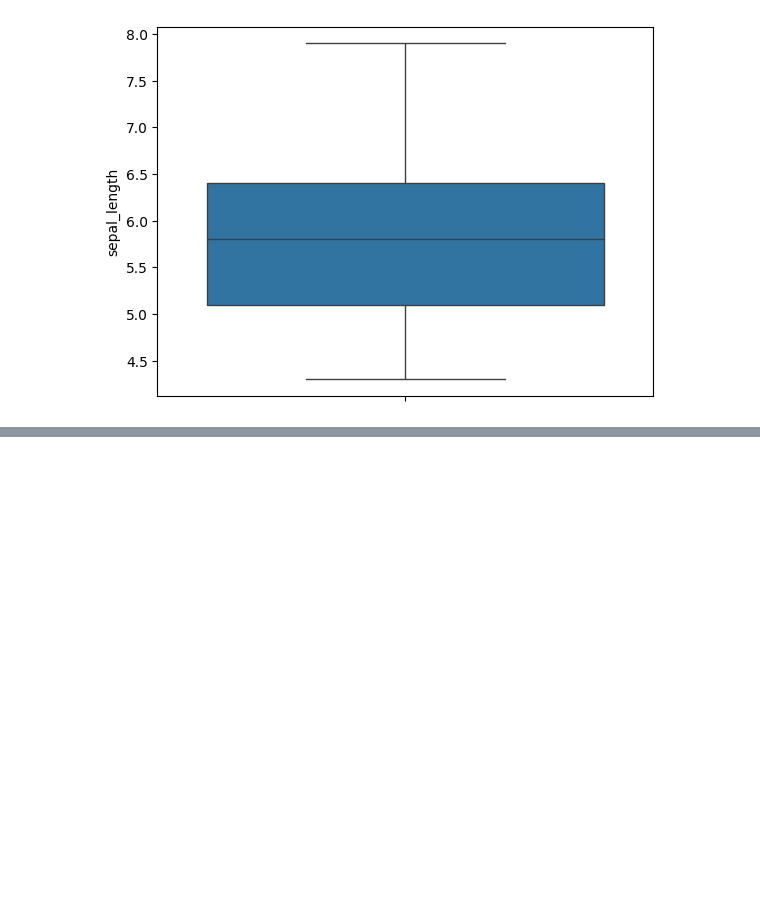
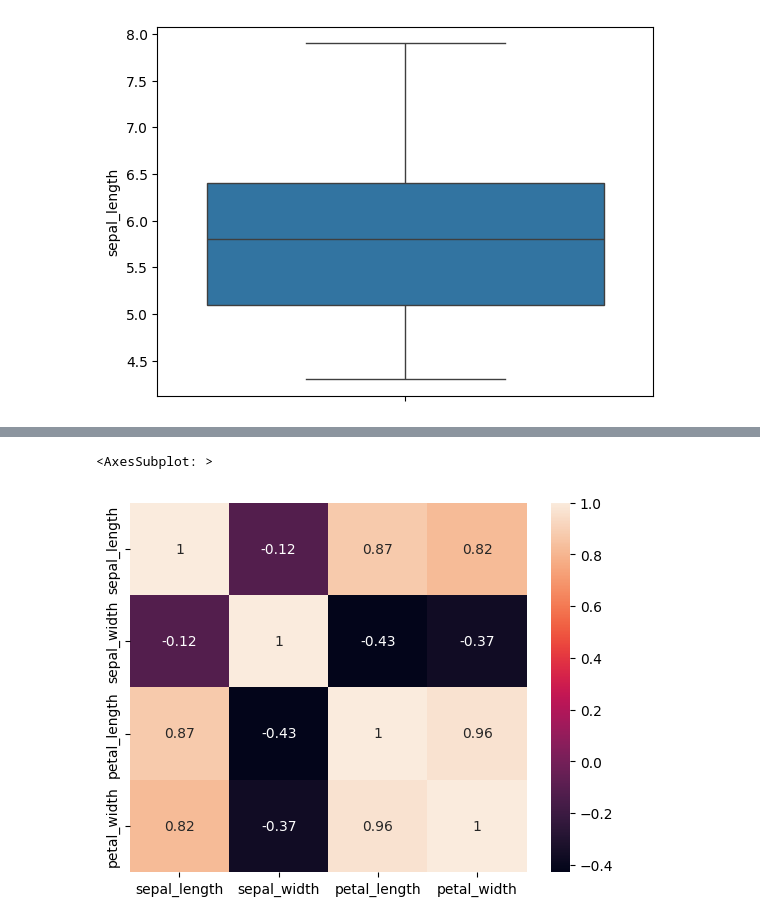
Before and after one commit to 21seya/Analise_dados_conceitos, a Jupyter notebook: estatistica_descritiva.ipynb, the cells around one changed output, grey strips where cells are left out. Saved outputs shown, nothing was run; the diff lists cells and outputs as text; code cells hidden in the pictures; blank space fills up the shorter version.

```diff
--- a/estatistica_descritiva.ipynb
+++ b/estatistica_descritiva.ipynb
@@ -58,0 +106,5 @@ sns.boxplot(Base_Dados['sepal_length'])
+# %%
+sns.heatmap(Base_Dados.corr(),annot=True)
+# %% [output]
+<AxesSubplot: >
+[figure, added]
```
Also changed, not shown: parts of 12 cells of this notebook.
